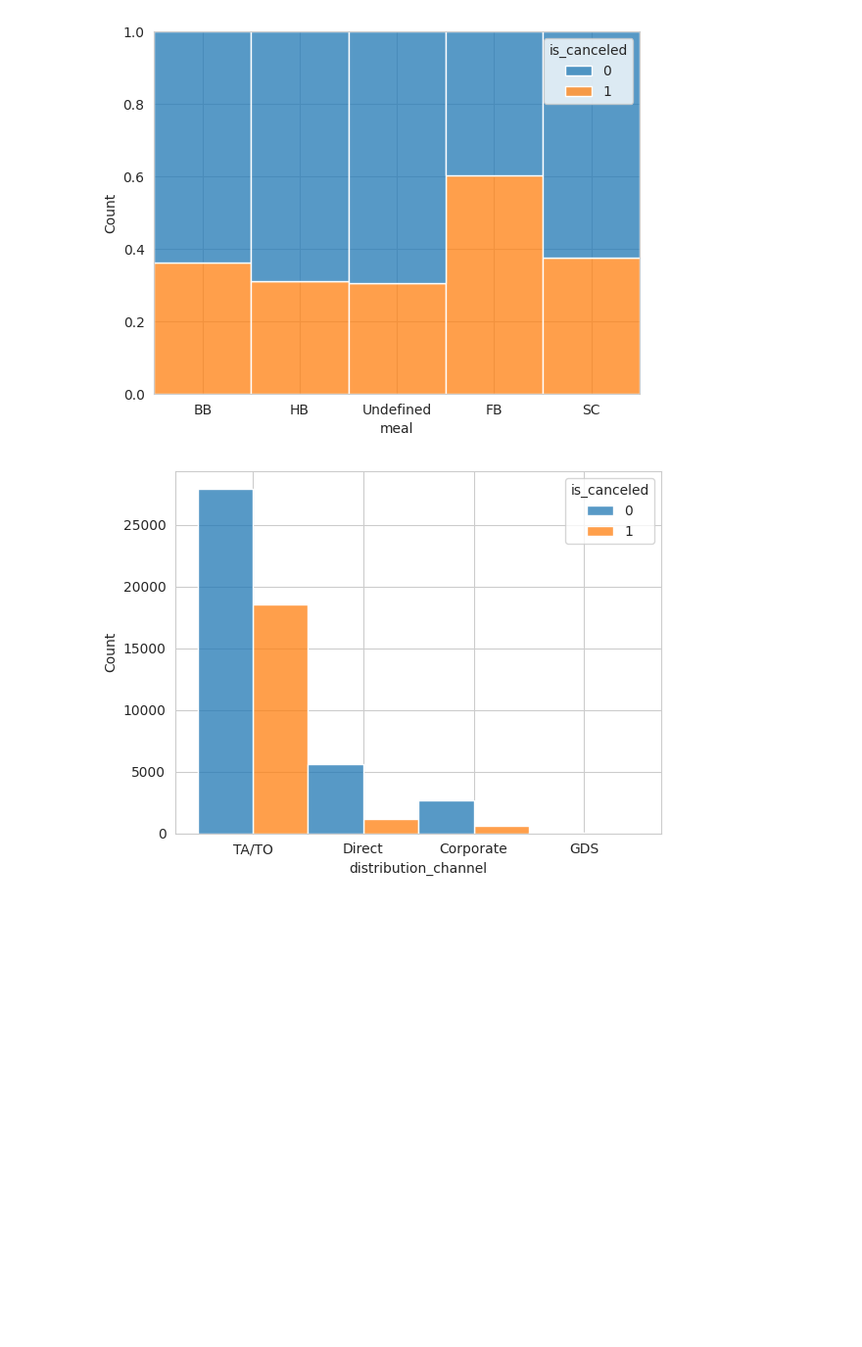
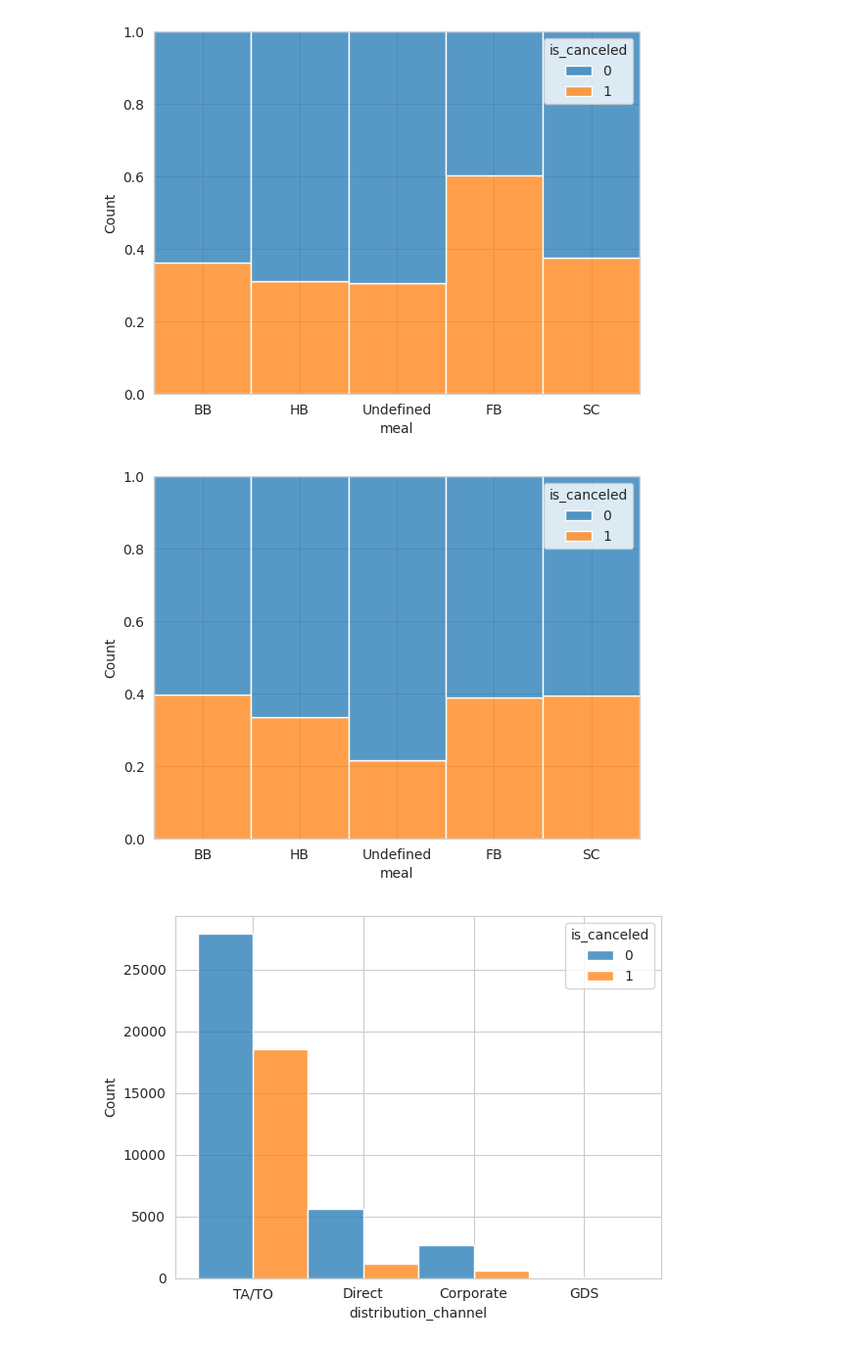
Before and after one commit to Nikocioni/progetto_programmazione_nik_ross_salvo, a Jupyter notebook: progetto_unito.ipynb, the cells around one changed output. Shown: that part at 98% size. Cells and saved outputs as stored; diff of their text form; code cells hidden in the pictures; blank space fills up the shorter version.

```diff
--- a/progetto_unito.ipynb
+++ b/progetto_unito.ipynb
@@ -1077,6 +1114,11 @@ sns.histplot(x="meal", hue = "is_canceled", multiple = "fill", stat = "count", d
 plt.show()
 # %% [output]
 [figure]
+# %%
+sns.histplot(x="meal", hue = "is_canceled", multiple = "fill", stat = "count", data=test_non, bins =5)
+plt.show()
+# %% [output]
+[figure, added]
 # %%
 #canale di distribuzione e cancellazioni
 sns.histplot(x="distribution_channel", hue = "is_canceled", multiple = "dodge", stat = "count", data=train_non, bins =8)
```
Also changed, not shown: parts of 15 cells of this notebook.
